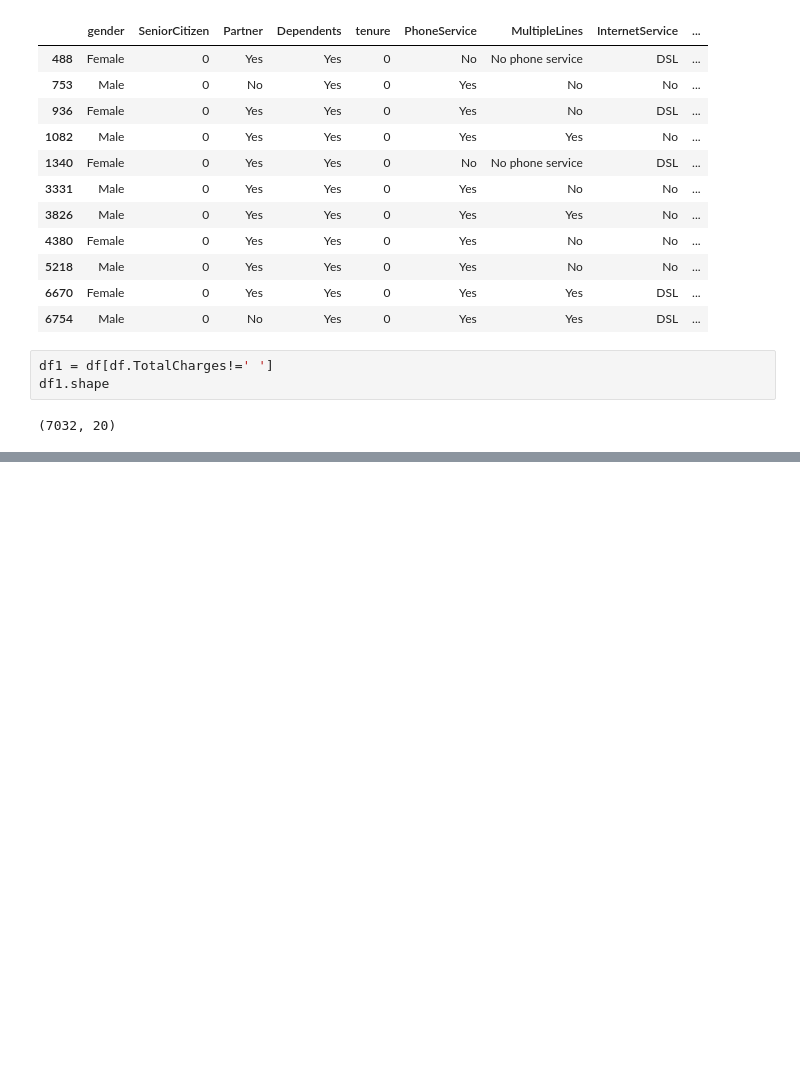
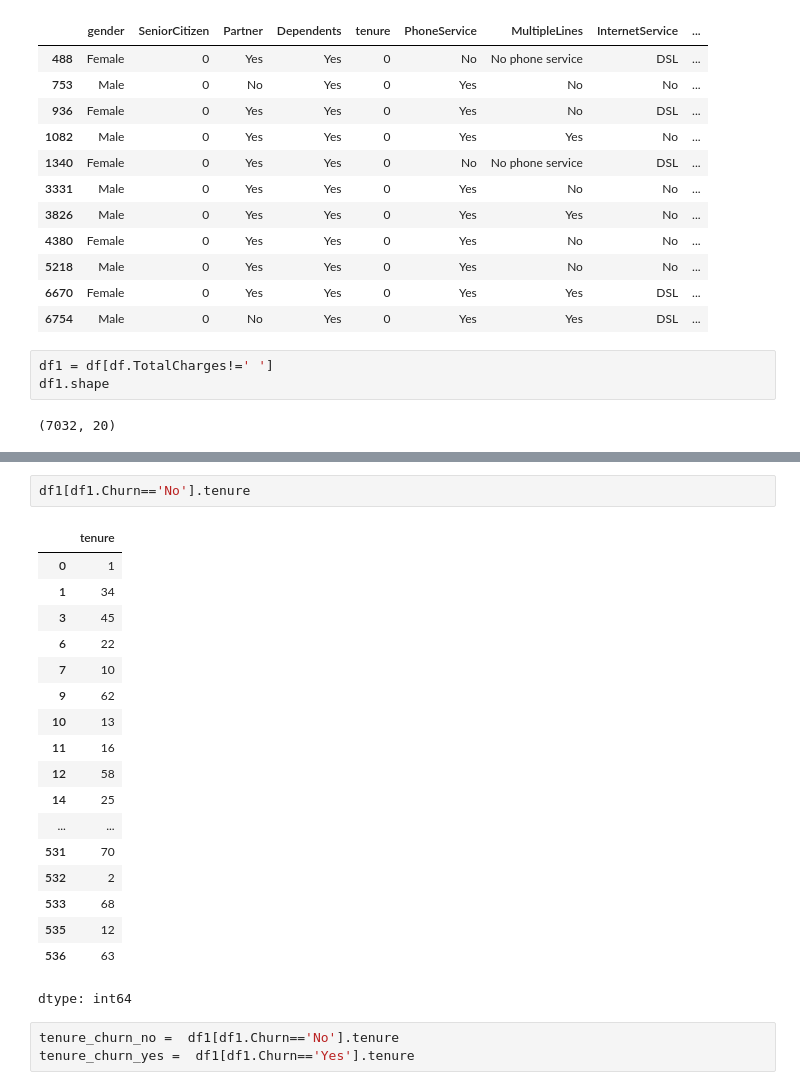
Before and after one commit to Muhammad-Ahtasham/Learnings, a Jupyter notebook: CustomerChurnPrediction_UsingANN.ipynb, the cells around one changed output, grey strips where cells are left out. Drawn from its saved outputs; the diff is of its cells as text; blank space fills up the shorter version.

```diff
--- a/CustomerChurnPrediction_UsingANN.ipynb
+++ b/CustomerChurnPrediction_UsingANN.ipynb
@@ -70,0 +96,24 @@ df1.shape
+# %%
+df1[df1.Churn=='No'].tenure
+# %% [output]
+|  | tenure |
+| 0 | 1 |
+| 1 | 34 |
+| 3 | 45 |
+| 6 | 22 |
+| 7 | 10 |
+| 9 | 62 |
+| 10 | 13 |
+| 11 | 16 |
+| 12 | 58 |
+| 14 | 25 |
+| ... | ... |
+| 531 | 70 |
+| 532 | 2 |
+| 533 | 68 |
+| 535 | 12 |
+| 536 | 63 |
+dtype: int64
+# %%
+tenure_churn_no =  df1[df1.Churn=='No'].tenure
+tenure_churn_yes =  df1[df1.Churn=='Yes'].tenure
```
Also changed, not shown: parts of 13 cells of this notebook.
